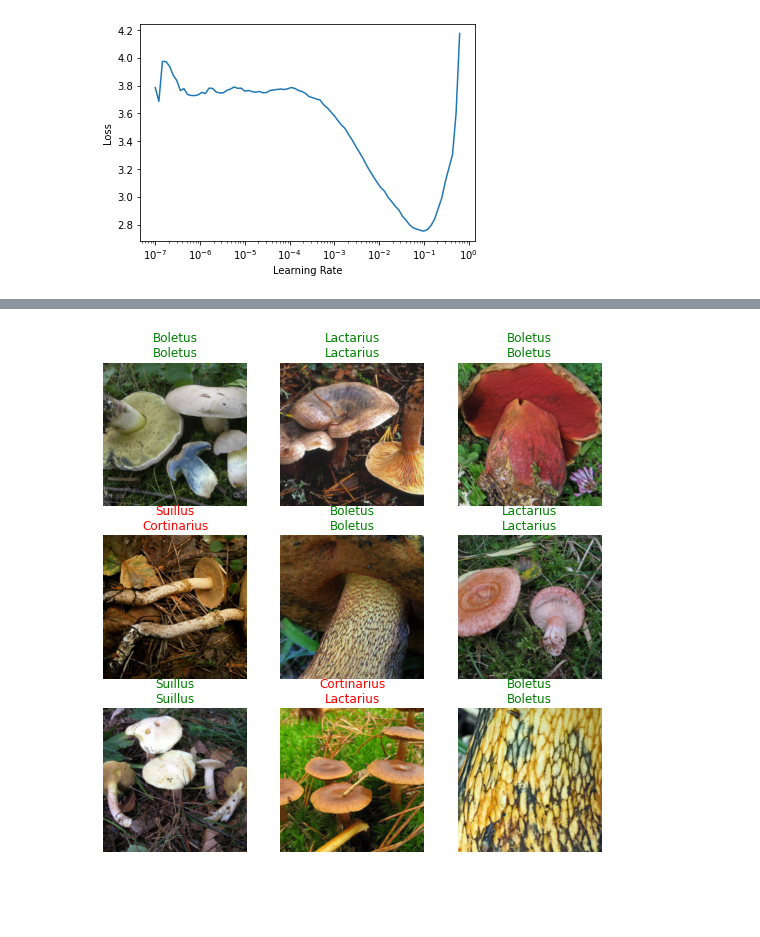
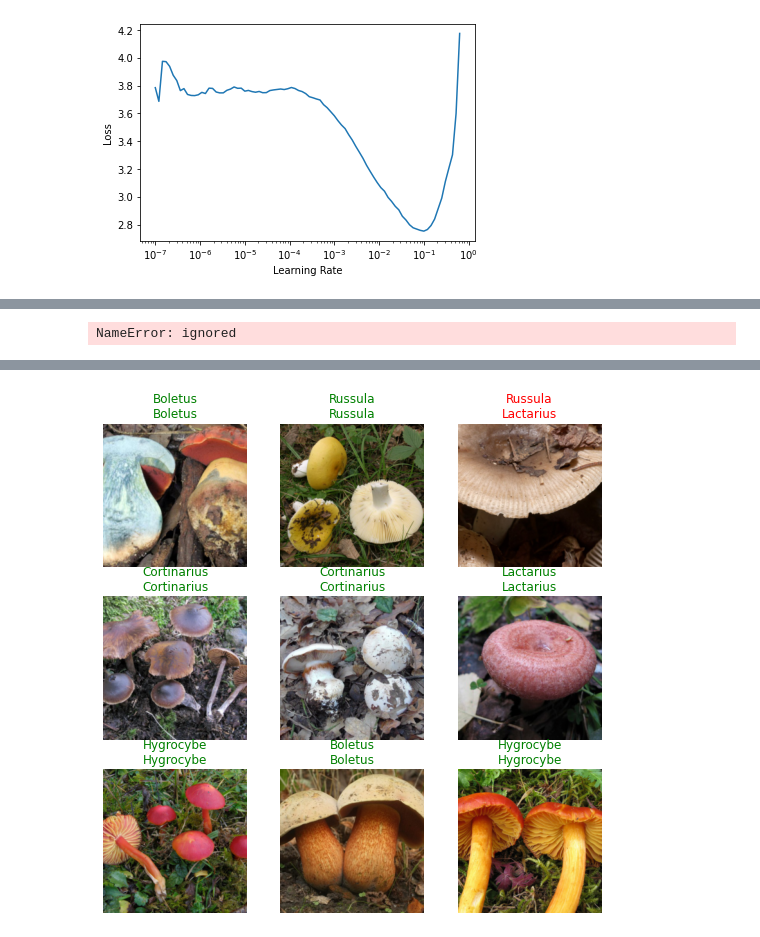
Before and after one commit to SyroQT/TC-255, a Jupyter notebook: 415.ipynb, the cells around one changed output, grey strips where cells are left out. Drawn from its saved outputs; the diff is of its cells as text; code cells hidden in the pictures; blank space fills up the shorter version.

```diff
--- a/415.ipynb
+++ b/415.ipynb
@@ -200,8 +202,14 @@ learn.fine_tune(2, 1e-2)
+# %%
+%%timeit
+img = open_image(path + "/Agaracus/" + "002_hNh3aQSH-ZM.jpg")
+learn.predict(img)
+# %% [output]
+NameError: ignored
 # %%
-learn.show_results()
+learn.show_results(1)
 # %% [output]
 [interactive output not drawn]
-[figure, old version]
+[figure, new version]
 # %%
 interp = ClassificationInterpretation.from_learner(learn)
 interp.plot_confusion_matrix()
```
Also changed, not shown: parts of 4 cells of this notebook.
